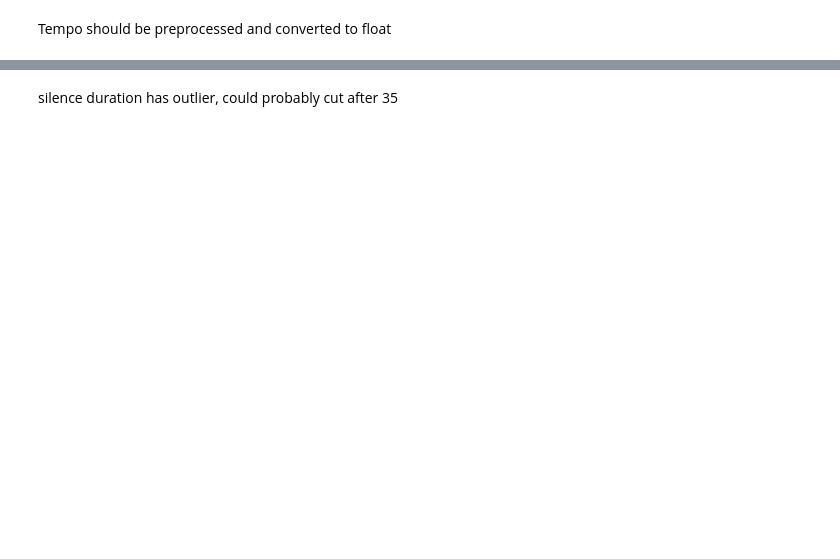
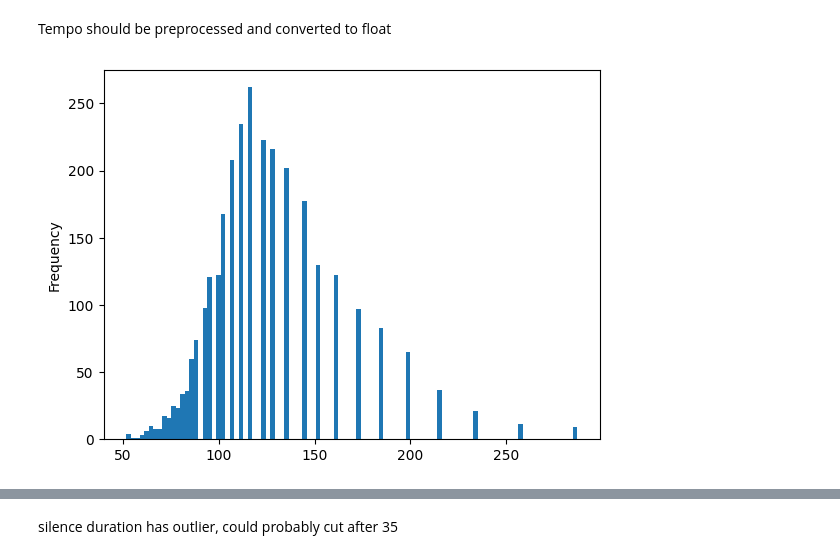
Before and after one commit to Nuzz23/01TWZSM_DataScienceLab, a Jupyter notebook: Assignment/Nunzio/dataExploration.ipynb, the cells around one changed output, grey strips where cells are left out. Cells and saved outputs as stored; diff of their text form; code cells hidden in the pictures; blank space fills up the shorter version.

```diff
--- a/Assignment/Nunzio/dataExploration.ipynb
+++ b/Assignment/Nunzio/dataExploration.ipynb
@@ -58,4 +118,6 @@ df['ethnicity'].value_counts().sort_values(ascending=False)
 # %% [markdown]
 Tempo should be preprocessed and converted to float
 # %%
-df['tempo'], df['tempo'].map(lambda x:x[1:-1]).astype(np.float32)
+df['tempo'], df['tempo'].map(lambda x:x[1:-1]).astype(np.float32).plot.hist(bins=100);
+# %% [output]
+[figure, added]
```
Also changed, not shown: parts of 20 cells of this notebook, 7 other files.
